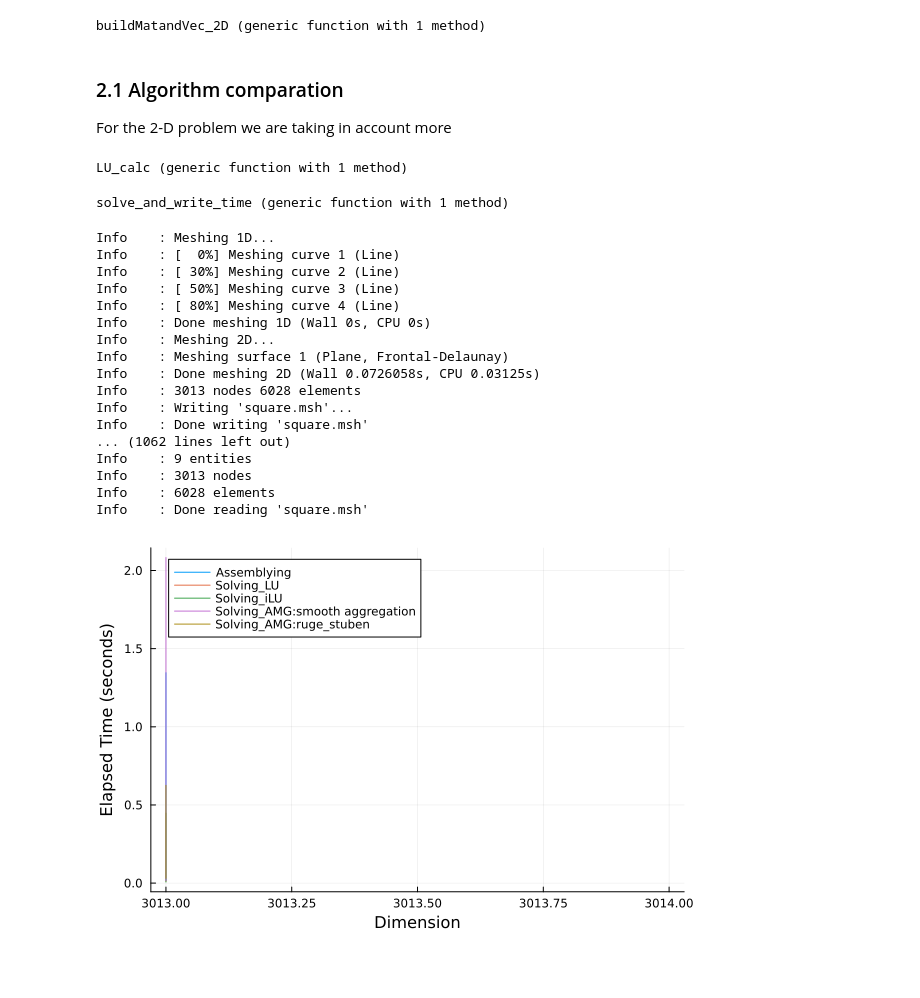
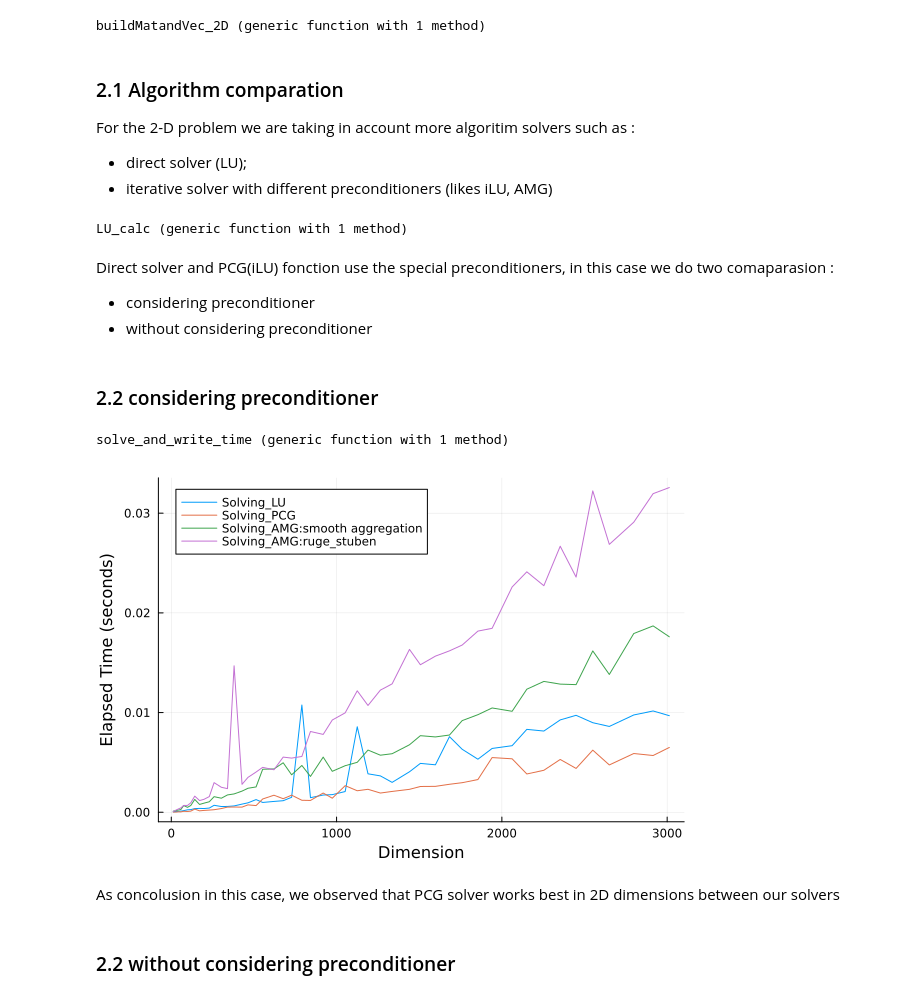
Before and after one commit to Dr4k3z/Athens-FEM, a Jupyter notebook: 1D Problem group5.ipynb, the cells around one changed output. Cells and saved outputs as stored; diff of their text form; code cells hidden in the pictures; blank space fills up the shorter version.

```diff
--- a/1D Problem group5.ipynb
+++ b/1D Problem group5.ipynb
@@ -246,7 +247,9 @@ include("group4-2D.jl")
 buildMatandVec_2D (generic function with 1 method)
 # %% [markdown]
 ### 2.1 Algorithm comparation
-For the 2-D problem we are taking in account more
+For the 2-D problem we are taking in account more algoritim solvers such as :
+- direct solver (LU);
+- iterative solver with different preconditioners (likes iLU, AMG)
 # %%
 function LU_pre(m)
     return lu(m)
@@ -257,6 +260,12 @@ function LU_calc(lu, f)
 end
 # %% [output]
 LU_calc (generic function with 1 method)
+# %% [markdown]
+Direct solver and PCG(iLU) fonction use the special preconditioners, in this case we do two comaparasion :
+- considering preconditioner
+- without considering preconditioner
+# %% [markdown]
+### 2.2 considering preconditioner
 # %%
 function solve_and_write_time(n)
 
@@ -333,61 +324,38 @@ solve_and_write_time (generic function with 1 method)
 # %%
 
 # Set the dimensions for the loop (e.g., from 2 to 100000 with a step of 1000)
 dimensions = 2:1:50
 
 times_assembly = []
 times_iLU = []
 times_LU = []
-times_minres=[]
 times_AMGsa=[]
 times_AMGrs=[]
-times_meshProduce=[]
 steps = []
 
-#times_minres = []
 # Solve linear systems and collect elapsed times
+solve_and_write_time(10)
+
 for n in dimensions
     time = solve_and_write_time(n)
 
-    push!(steps, time[7])
-
     push!(times_assembly, time[1])
-
-
     push!(times_iLU, time[2])
-    push!(times_minres,time[5])
-
-    push!(times_LU,time[6])
-
     push!(times_AMGsa,time[3])
     push!(times_AMGrs,time[4])
+    push!(times_LU,time[5])
+    push!(steps, time[6])
 
 end
 
 # Plot the graph
-Plots.plot(steps, times_assembly, xlabel="Dimension", ylabel="Elapsed Time (seconds)", label="Assemblying", legend=:topleft)
-#Plots.plot!(steps, times_meshProduce, label="meshProduce")
-Plots.plot!(steps,times_LU, label="Solving_LU")
-Plots.plot!(steps,times_iLU, label="Solving_iLU")
-#plots.plot!(dimensions,times_minres, label="Solving MINRES")
+Plots.plot(steps,times_LU, label="Solving_LU",xlabel="Dimension", ylabel="Elapsed Time (seconds)", legend=:topleft)
+Plots.plot!(steps,times_iLU, label="Solving_PCG")
 Plots.plot!(steps,times_AMGsa, label="Solving_AMG:smooth aggregation")
 Plots.plot!(steps,times_AMGrs, label="Solving_AMG:ruge_stuben")
 # %% [output]
-Info    : Meshing 1D...
-Info    : [  0%] Meshing curve 1 (Line)
-Info    : [ 30%] Meshing curve 2 (Line)
-Info    : [ 50%] Meshing curve 3 (Line)
-Info    : [ 80%] Meshing curve 4 (Line)
-Info    : Done meshing 1D (Wall 0s, CPU 0s)
-Info    : Meshing 2D...
-Info    : Meshing surface 1 (Plane, Frontal-Delaunay)
-Info    : Done meshing 2D (Wall 0.0726058s, CPU 0.03125s)
-Info    : 3013 nodes 6028 elements
-Info    : Writing 'square.msh'...
-Info    : Done writing 'square.msh'
-... (1062 lines left out)
-Info    : 9 entities
-Info    : 3013 nodes
-Info    : 6028 elements
-Info    : Done reading 'square.msh'
-[figure, old version]
+[figure, new version]
+# %% [markdown]
+As concolusion in this case, we observed that PCG solver works best in 2D dimensions between our solvers
+# %% [markdown]
+### 2.2 without considering preconditioner
```
Also changed, not shown: parts of 5 cells of this notebook, 2 other files.
